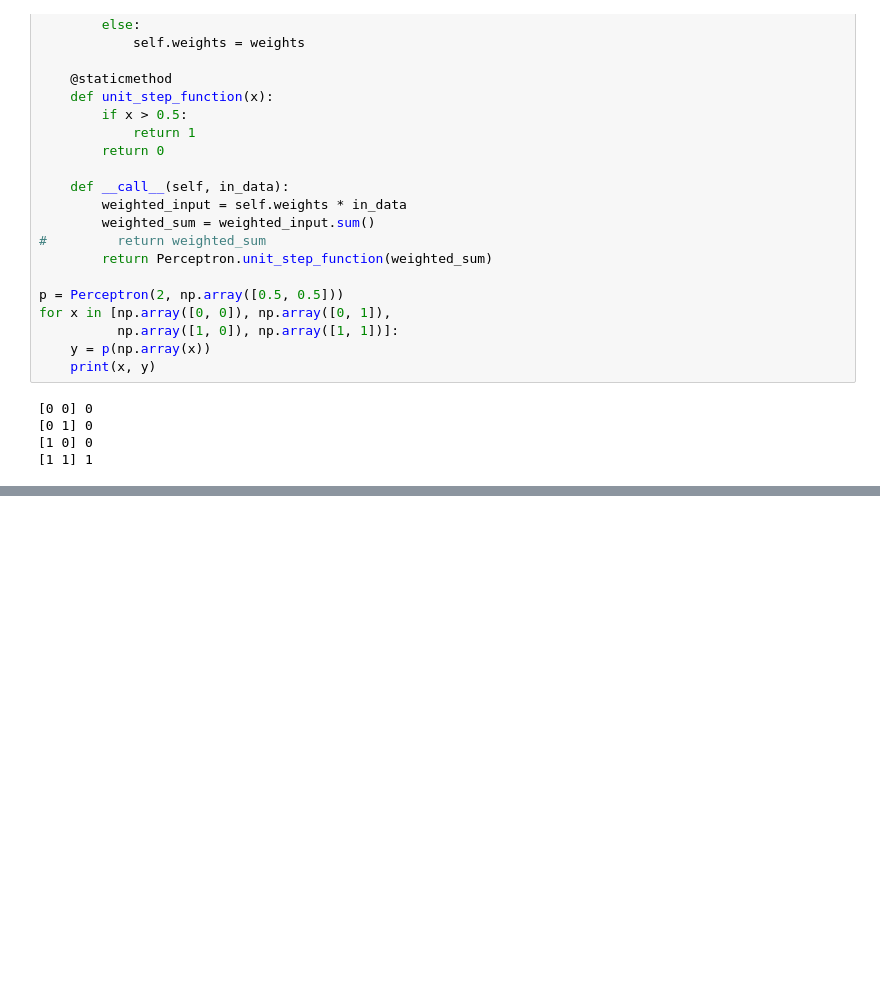
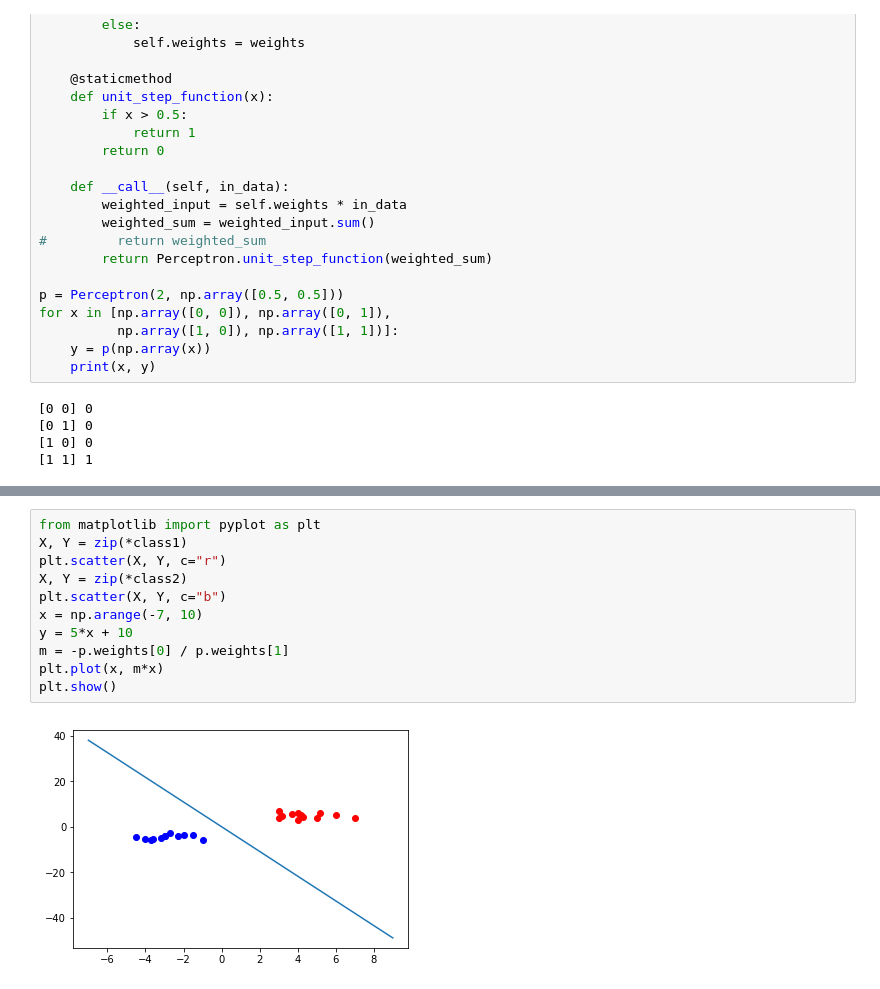
Before and after one commit to imran110219/Neural-Networks, a Jupyter notebook: A Simple Neural Network.ipynb, the cells around one changed output, grey strips where cells are left out. Saved outputs shown, nothing was run; the diff lists cells and outputs as text; blank space fills up the shorter version.

```diff
--- a/A Simple Neural Network.ipynb
+++ b/A Simple Neural Network.ipynb
@@ -96,0 +164,13 @@ print(evaluation.most_common())
+# %%
+from matplotlib import pyplot as plt
+X, Y = zip(*class1)
+plt.scatter(X, Y, c="r")
+X, Y = zip(*class2)
+plt.scatter(X, Y, c="b")
+x = np.arange(-7, 10)
+y = 5*x + 10
+m = -p.weights[0] / p.weights[1]
+plt.plot(x, m*x)
+plt.show()
+# %% [output]
+[figure, added]
```
Also changed, not shown: parts of 5 cells of this notebook.
